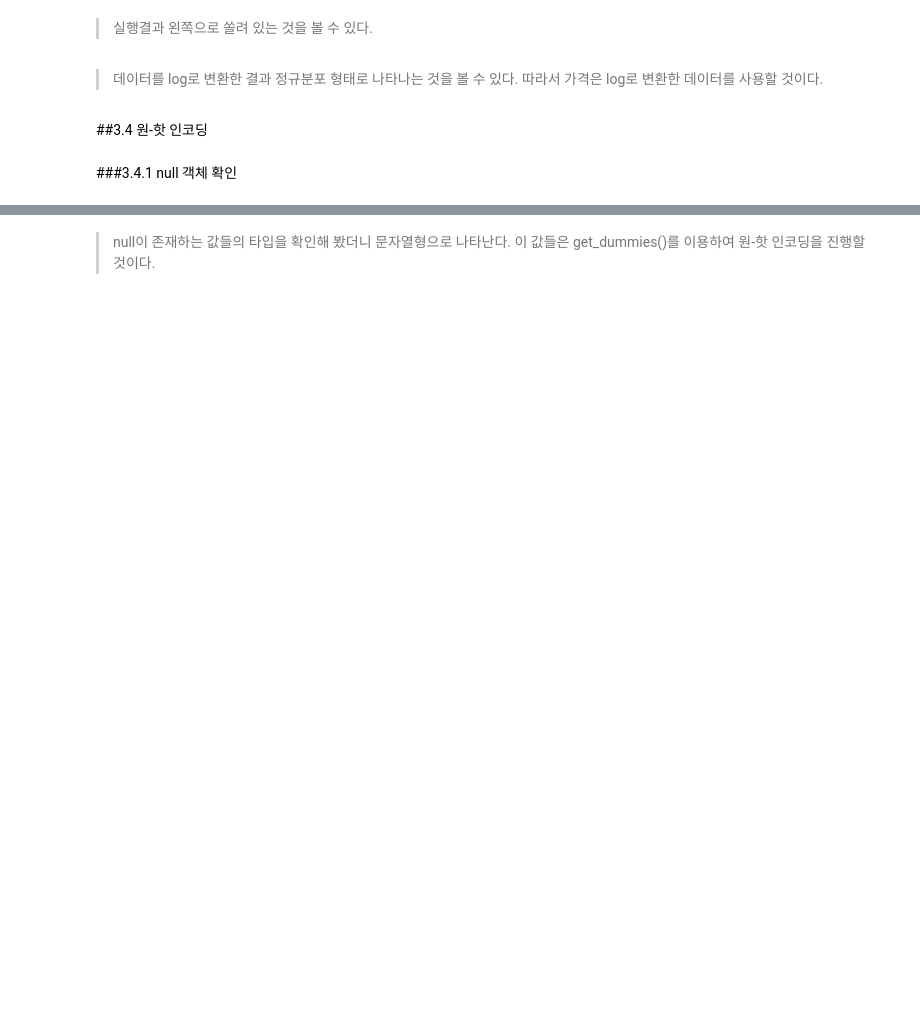
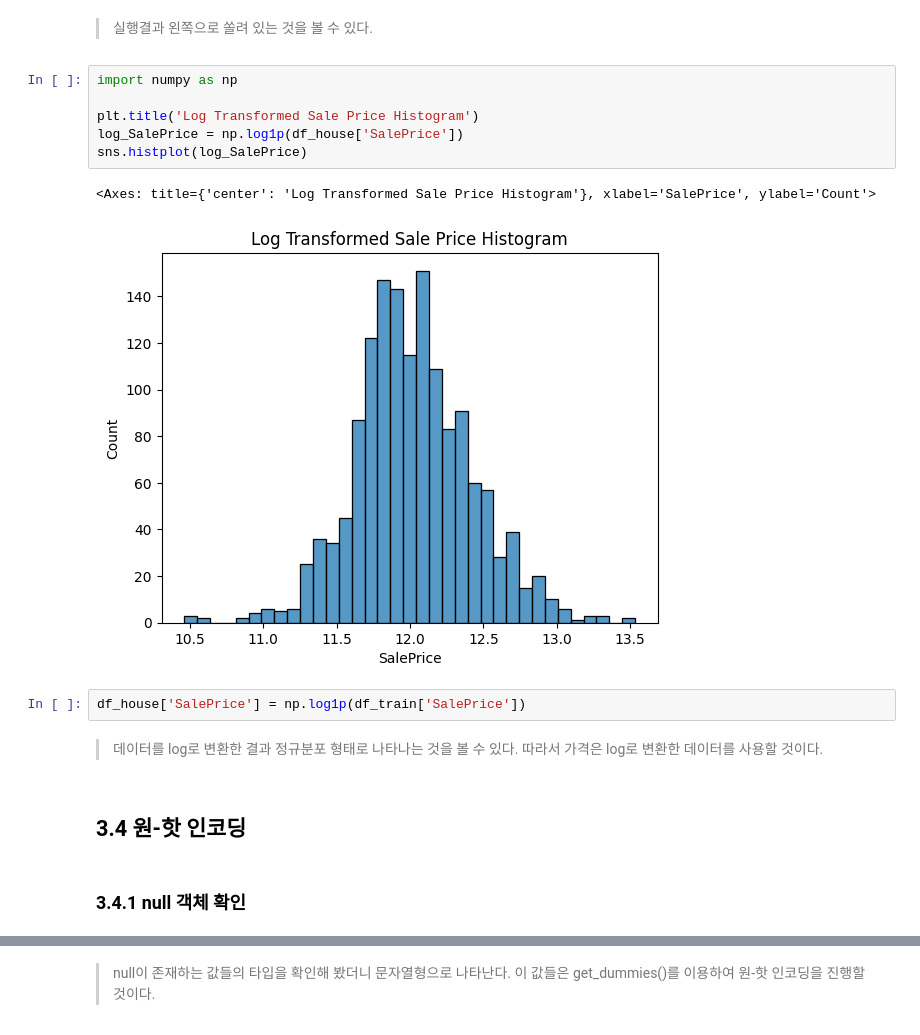
Before and after one commit to CG05/DB, a Jupyter notebook: 7. machine_learning/5. 선형회귀/8. 주택가격(Quiz).ipynb, the cells around one changed output, grey strips where cells are left out. Cells and saved outputs as stored; diff of their text form; blank space fills up the shorter version.

```diff
--- a/7. machine_learning/5. 선형회귀/8. 주택가격(Quiz).ipynb
+++ b/7. machine_learning/5. 선형회귀/8. 주택가격(Quiz).ipynb
@@ -48,8 +197,19 @@
 # %% [markdown]
 > 실행결과 왼쪽으로 쏠려 있는 것을 볼 수 있다.
+# %%
+import numpy as np
+
+plt.title('Log Transformed Sale Price Histogram')
+log_SalePrice = np.log1p(df_house['SalePrice'])
+sns.histplot(log_SalePrice)
+# %% [output]
+<Axes: title={'center': 'Log Transformed Sale Price Histogram'}, xlabel='SalePrice', ylabel='Count'>
+[figure, added]
+# %%
+df_house['SalePrice'] = np.log1p(df_train['SalePrice'])
 # %% [markdown]
 > 데이터를 log로 변환한 결과 정규분포 형태로 나타나는 것을 볼 수 있다. 따라서 가격은 log로 변환한 데이터를 사용할 것이다.
 # %% [markdown]
-##3.4 원-핫 인코딩
+## 3.4 원-핫 인코딩
 # %% [markdown]
-###3.4.1 null 객체 확인
+### 3.4.1 null 객체 확인
```
Also changed, not shown: parts of 72 cells of this notebook, 28 other files.
